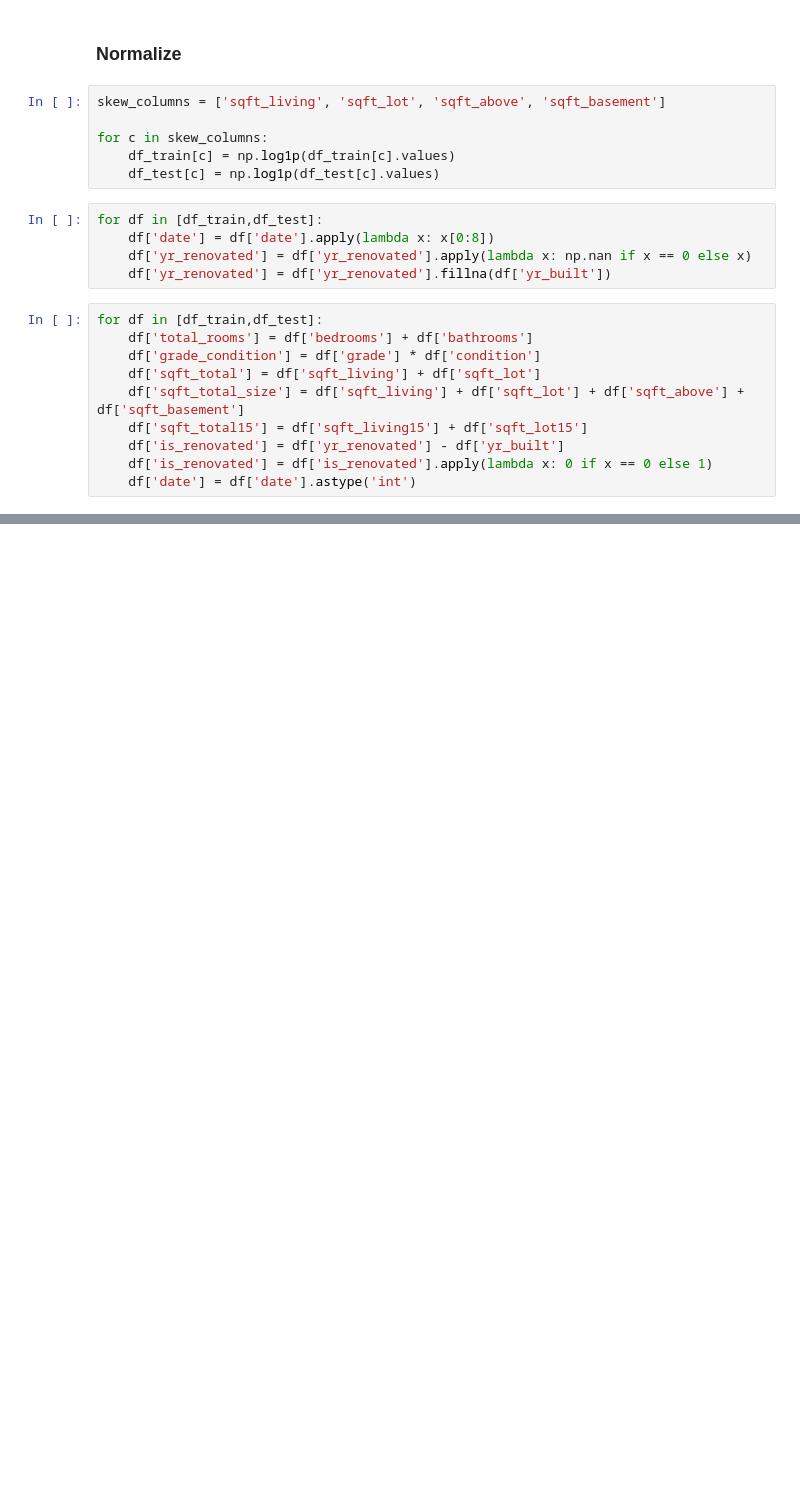
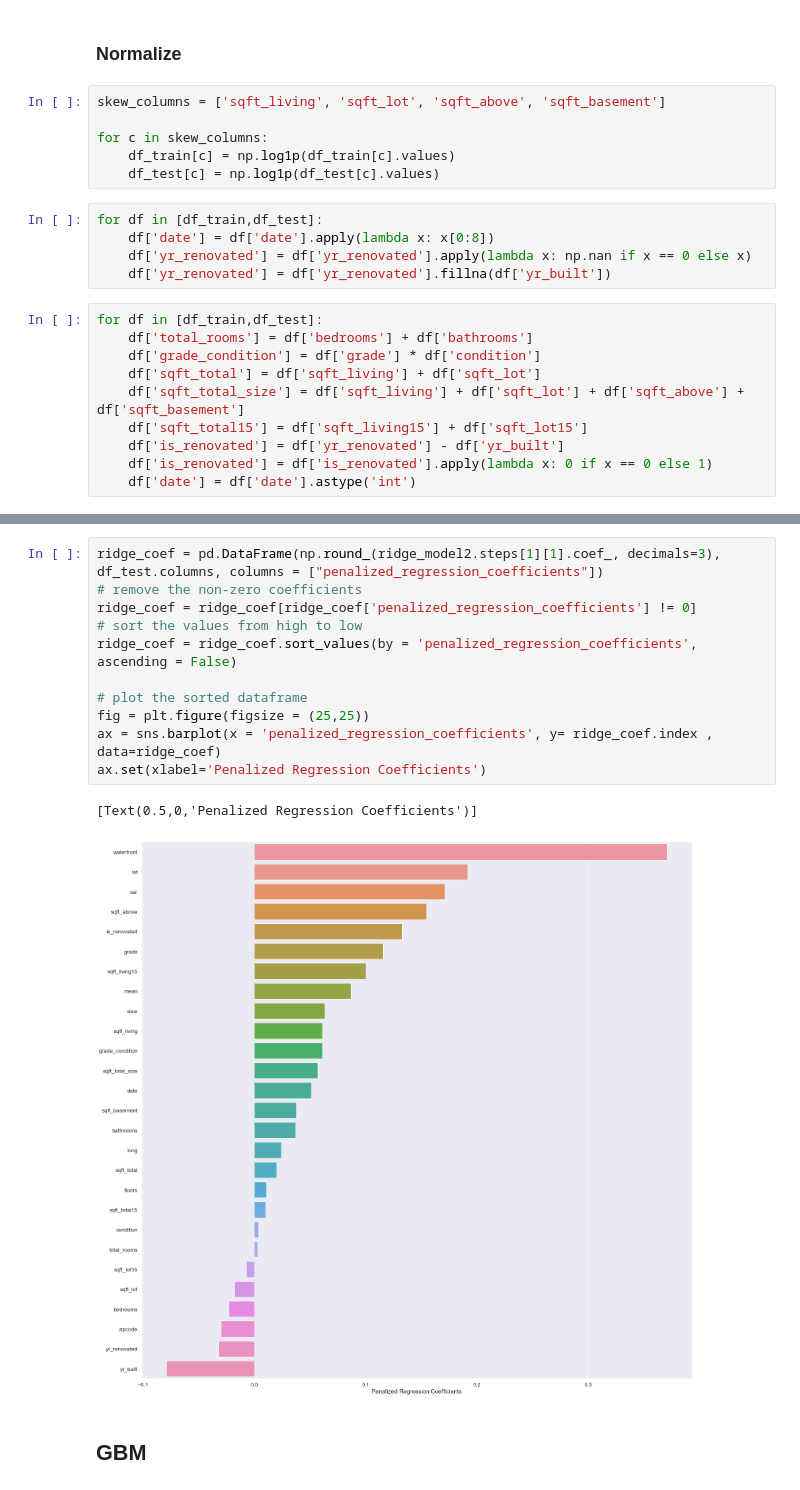
Before and after one commit to tkdguq05/TIL, a Jupyter notebook: Kaggling/2019_ML_monthly_2nd_competition_02.ipynb, the cells around one changed output, grey strips where cells are left out. Drawn from its saved outputs; the diff is of its cells as text; blank space fills up the shorter version.

```diff
--- a/Kaggling/2019_ML_monthly_2nd_competition_02.ipynb
+++ b/Kaggling/2019_ML_monthly_2nd_competition_02.ipynb
@@ -351,0 +372,19 @@ for df in [df_train,df_test]:
+# %%
+ridge_coef = pd.DataFrame(np.round_(ridge_model2.steps[1][1].coef_, decimals=3),
+df_test.columns, columns = ["penalized_regression_coefficients"])
+# remove the non-zero coefficients
+ridge_coef = ridge_coef[ridge_coef['penalized_regression_coefficients'] != 0]
+# sort the values from high to low
+ridge_coef = ridge_coef.sort_values(by = 'penalized_regression_coefficients',
+ascending = False)
+
+# plot the sorted dataframe
+fig = plt.figure(figsize = (25,25))
+ax = sns.barplot(x = 'penalized_regression_coefficients', y= ridge_coef.index ,
+data=ridge_coef)
+ax.set(xlabel='Penalized Regression Coefficients')
+# %% [output]
+[Text(0.5,0,'Penalized Regression Coefficients')]
+[figure, added]
+# %% [markdown]
+## GBM
```
Also changed, not shown: parts of 15 cells of this notebook.
